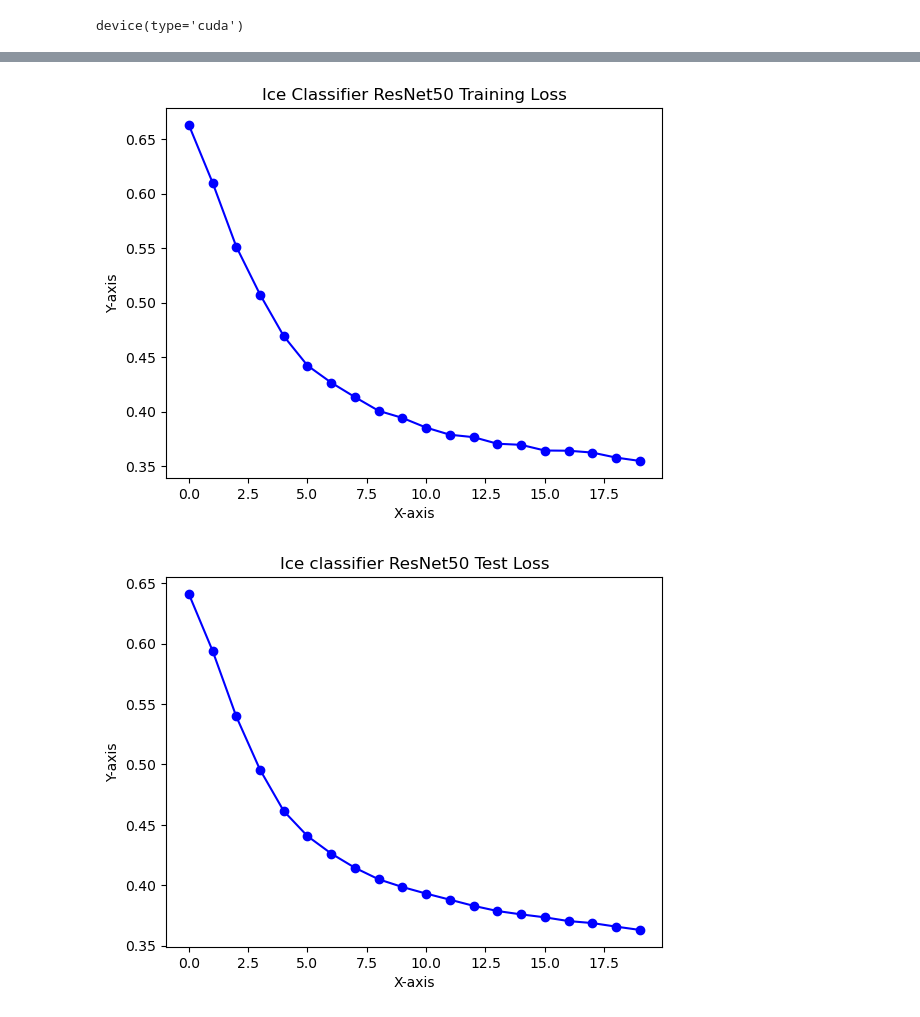
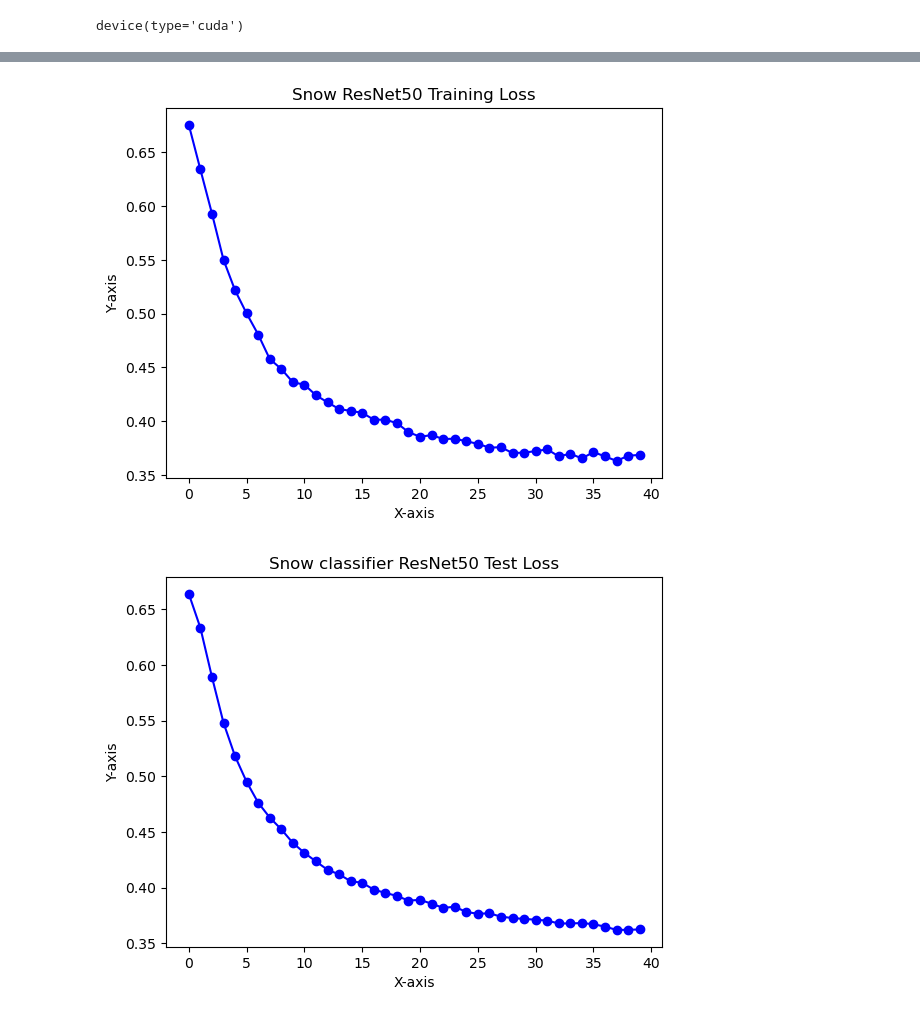
Before and after one commit to waggle-sensor/summer2023, a Jupyter notebook: Arnold/snowclassifier/model.ipynb, the cells around one changed output, grey strips where cells are left out. Saved outputs shown, nothing was run; the diff lists cells and outputs as text; code cells hidden in the pictures.

```diff
--- a/Arnold/snowclassifier/model.ipynb
+++ b/Arnold/snowclassifier/model.ipynb
@@ -36,15 +36,8 @@ device(type='cuda')
 # %%
-class AddGaussianNoise(object):
-    def __init__(self, mean=0., std=5.):
-        self.std = std
-        self.mean = mean
-
-    def __call__(self, tensor):
-        return torch.clip(tensor + torch.randn(tensor.size()) * self.std + self.mean, 0., 1.)
-addNoise = AddGaussianNoise()
+transformation = transforms.Compose([transforms.RandomPerspective(0.6, p=0.5),transforms.GaussianBlur(5)])
 
 class riverdataset(torch.utils.data.Dataset):
-    def __init__(self, snow_file, nosnow_file, noise = False):
+    def __init__(self, snow_file, nosnow_file, transform = None):
         """
         Arguments:
             snow_file (string): Path to the .pt file
@@ -58,19 +51,19 @@ class riverdataset(torch.utils.data.Dataset):
         self.data = torch.cat([snow, nosnow], dim= 0)
         self.labels = torch.cat([labels1, labels0], dim = 0)
 
-        self.noise=  noise
+        self.transform = transform
 
     def __len__(self):
         return len(self.labels)
 
     def __getitem__(self, idx):
         image = self.data[idx]
-        if(self.noise):
-            image = addNoise(image)
+        if(self.transform):
+            image = self.transform(image)
         return image, self.labels[idx]
 
 
-train_set = riverdataset('train_snow.pt', "train_nosnow.pt", False)
+train_set = riverdataset("train_snow.pt", "train_nosnow.pt", transformation)
 test_set = riverdataset('test_snow.pt', "test_nosnow.pt", False)
 # %%
 #Create additional layers for snow classification
@@ -108,7 +101,7 @@ ResNet(
 
 lr = 0.0001
 batch_size = 256
-epochs =30
+epochs =40
 criterion = torch.nn.CrossEntropyLoss()
 optimizer = torch.optim.Adam(model.fc.parameters(), lr)
 train_loader = torch.utils.data.DataLoader(train_set, batch_size= batch_size, shuffle= True)
@@ -140,22 +133,28 @@ def calc_test_accuracy(model, dataloader,epoch, save_pic = False, criterion =tor
                   true_label = np.argmax(l.cpu().numpy(), axis =1)
 
                   if(predicted == 1 and true_label == 1):
-
                         TP +=1
                   elif(predicted == 0 and true_label == 0):
                         TN +=1
                   if(predicted == 1 and true_label == 0):
                         FP +=1
-                        #plt.imsave(f"imageFP{num}.png",i.cpu().squeeze(0).permute(1,2,0).numpy() )
+                        plt.imsave(f"imageFP{num}.png",i.cpu().squeeze(0).permute(1,2,0).numpy() )
                   elif(predicted == 0 and true_label == 1):
                         FN +=1
-                        #plt.imsave(f"imageFN{num}.png",i.cpu().squeeze(0).permute(1,2,0).numpy() )
-
+                        plt.imsave(f"imageFN{num}.png",i.cpu().squeeze(0).permute(1,2,0).numpy() )
+            try:
+                  precision = TP/(TP + FP)
+            except:
+                  precision = 0
+            try:
+                  recall = TP/(TP + FN)
+            except:
+                  recall = 0
             stats = dict(
                   epoch = epoch,
                   accuracy = (TN+TP) /(TP+TN+FP+FN),
-                  precision = TP/(TP + FP),
-                  recall = TP/(TP + FN),
+                  precision = precision,
+                  recall = recall,
                   loss = val_loss/(TP+FP+TN+FN)
 
             )
@@ -233,18 +232,18 @@ print(stats)
 # %%
 fig, ax = plt.subplots()
 
 # Plot the data
 ax.plot(train_loss, marker='o', linestyle='-', color='b')
 
 # Customize the plot
-ax.set_title('Ice Classifier ResNet50 Training Loss')
+ax.set_title('Snow ResNet50 Training Loss')
 ax.set_xlabel('X-axis')
 ax.set_ylabel('Y-axis')
 
 # Display the plot
 plt.show()
 # %% [output]
-[figure, old version]
+[figure, new version]
 # %%
 fig, ax = plt.subplots()
 
@@ -252,14 +251,14 @@ fig, ax = plt.subplots()
 ax.plot(test_loss,marker='o', linestyle='-', color='b')
 
 # Customize the plot
-ax.set_title('Ice classifier ResNet50 Test Loss')
+ax.set_title('Snow classifier ResNet50 Test Loss')
 ax.set_xlabel('X-axis')
 ax.set_ylabel('Y-axis')
 
 # Display the plot
 plt.show()
 # %% [output]
-[figure, old version]
+[figure, new version]
 # %%
 accuracies = []
 fig, ax = plt.subplots()
```
Also changed, not shown: parts of 4 cells of this notebook, 18 other files.
